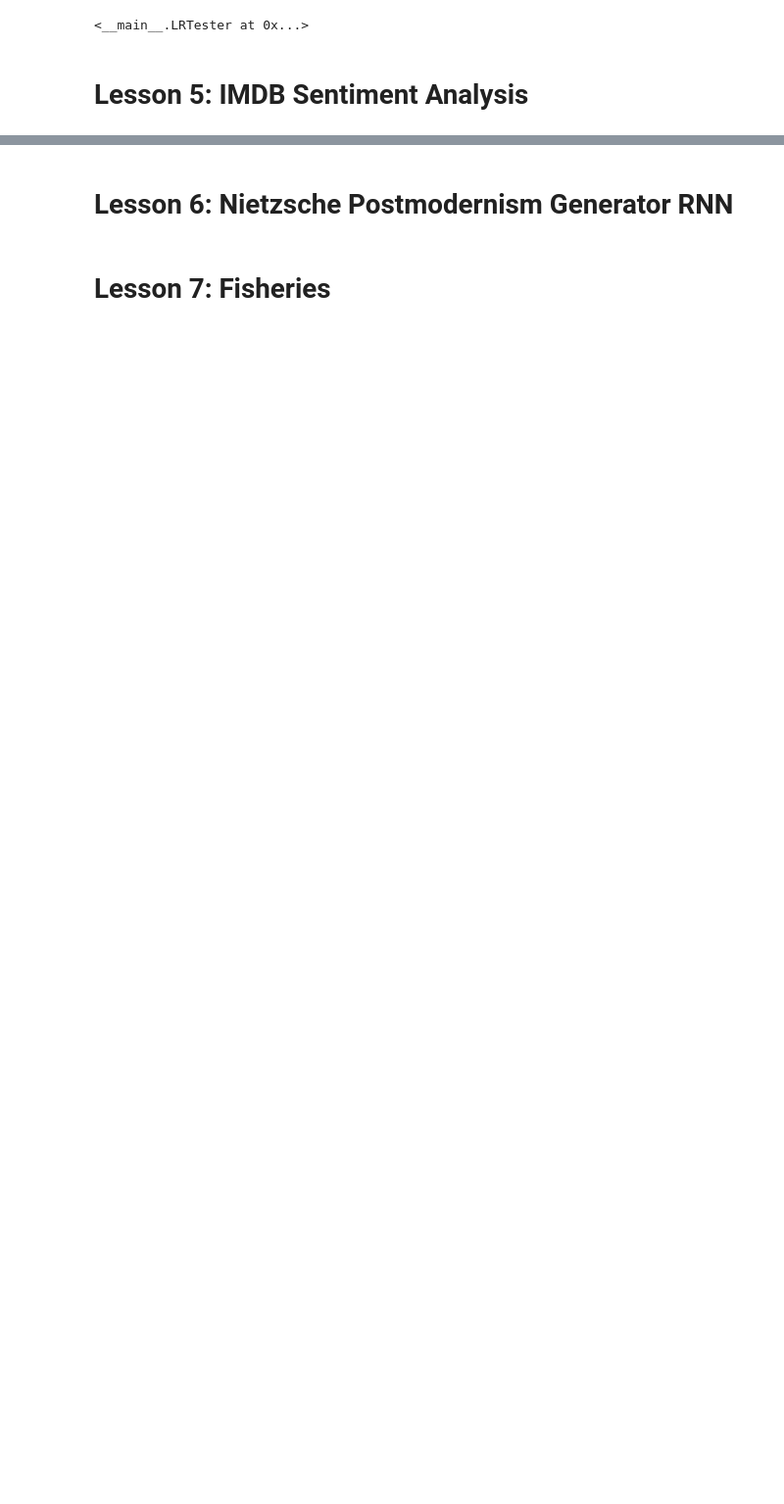
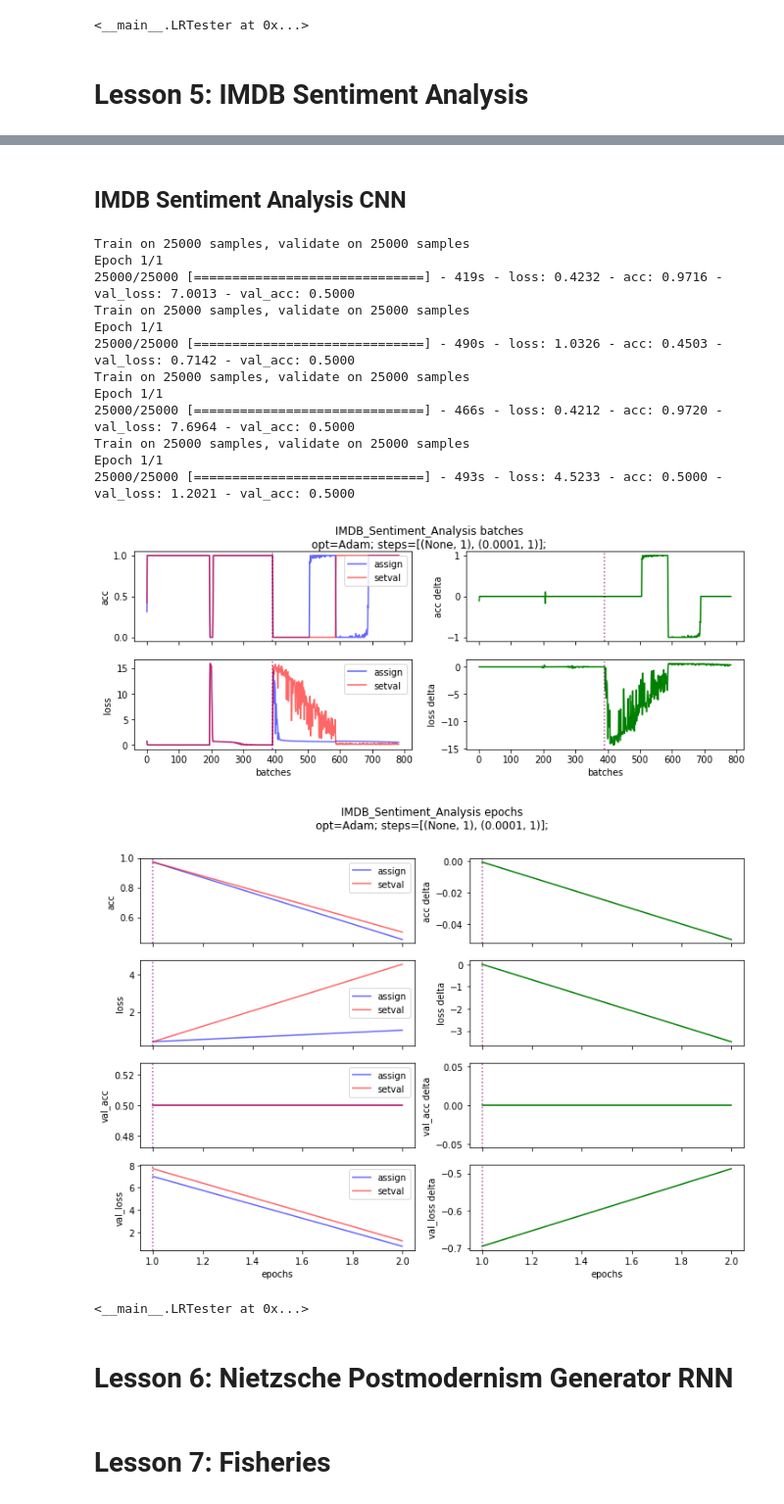
Before and after one commit to appleby/courses, a Jupyter notebook: deeplearning1/nbs/ma-learning-rate-test.ipynb, the cells around one changed output, grey strips where cells are left out. Shown at 98% size. Cells and saved outputs as stored; diff of their text form; code cells hidden in the pictures; blank space fills up the shorter version.

Commit message:
Add IMDB_Sentiment_Analysis{,_NoDropout}

```diff
--- a/deeplearning1/nbs/ma-learning-rate-test.ipynb
+++ b/deeplearning1/nbs/ma-learning-rate-test.ipynb
@@ -734,0 +775,44 @@ Epoch 1/1
+# %%
+def imdb_create_emb():
+    n_fact = glove_vecs.shape[1]
+    emb = np.zeros((imdb_vocab_size, n_fact))
+
+    for i in range(1,len(emb)):
+        word = imdb_idx2word[i]
+        if word and re.match(r"^[a-zA-Z0-9\-]*$", word):
+            src_idx = glove_wordidx[word]
+            emb[i] = glove_vecs[src_idx]
+        else:
+            # If we can't find the word in glove, randomly initialize
+            emb[i] = normal(scale=0.6, size=(n_fact,))
+
+    # This is our "rare word" id - we want to randomly initialize
+    emb[-1] = normal(scale=0.6, size=(n_fact,))
+    emb/=3
+    return emb
+# %%
+imdb_emb = imdb_create_emb()
+# %% [markdown]
+## IMDB Sentiment Analysis CNN
+# %%
+class IMDB_Sentiment_Analysis(object):
+    @classmethod
+    def getmodel(cls, optimizer=Adam):
+        model = Sequential([
+            Embedding(imdb_vocab_size, 50, input_length=imdb_seq_len, dropout=0.2,
+                      weights=[imdb_emb], trainable=False),
+            Dropout(0.25),
+            Convolution1D(64, 5, border_mode='same', activation='relu'),
+            Dropout(0.25),
+            MaxPooling1D(),
+            Flatten(),
+            Dense(100, activation='relu'),
+            Dropout(0.7),
+            Dense(1, activation='sigmoid')
+        ])
+        model.compile(optimizer=optimizer(), loss='binary_crossentropy', metrics=['accuracy'])
+        return model
+
+    @classmethod
+    def fitmodel(cls, model, **kwargs):
+        model.fit(imdb_trn, imdb_labels_train, validation_data=(imdb_test, imdb_labels_test), **kwargs)
@@ -735,3 +841,21 @@ Epoch 1/1
+# %%
+LRTester(IMDB_Sentiment_Analysis).run(steps=[None, 1e-4]).makefigs()
+# %% [output]
+Train on 25000 samples, validate on 25000 samples
+Epoch 1/1
+25000/25000 [==============================] - 419s - loss: 0.4232 - acc: 0.9716 - val_loss: 7.0013 - val_acc: 0.5000
+Train on 25000 samples, validate on 25000 samples
+Epoch 1/1
+25000/25000 [==============================] - 490s - loss: 1.0326 - acc: 0.4503 - val_loss: 0.7142 - val_acc: 0.5000
+Train on 25000 samples, validate on 25000 samples
+Epoch 1/1
+25000/25000 [==============================] - 466s - loss: 0.4212 - acc: 0.9720 - val_loss: 7.6964 - val_acc: 0.5000
+Train on 25000 samples, validate on 25000 samples
+Epoch 1/1
+25000/25000 [==============================] - 493s - loss: 4.5233 - acc: 0.5000 - val_loss: 1.2021 - val_acc: 0.5000
+[figure, added]
+[figure, added]
+<__main__.LRTester at 0x...>
 # %% [markdown]
 # Lesson 6: Nietzsche Postmodernism Generator RNN
 # %% [markdown]
```
Also changed, not shown: parts of 8 cells of this notebook.
